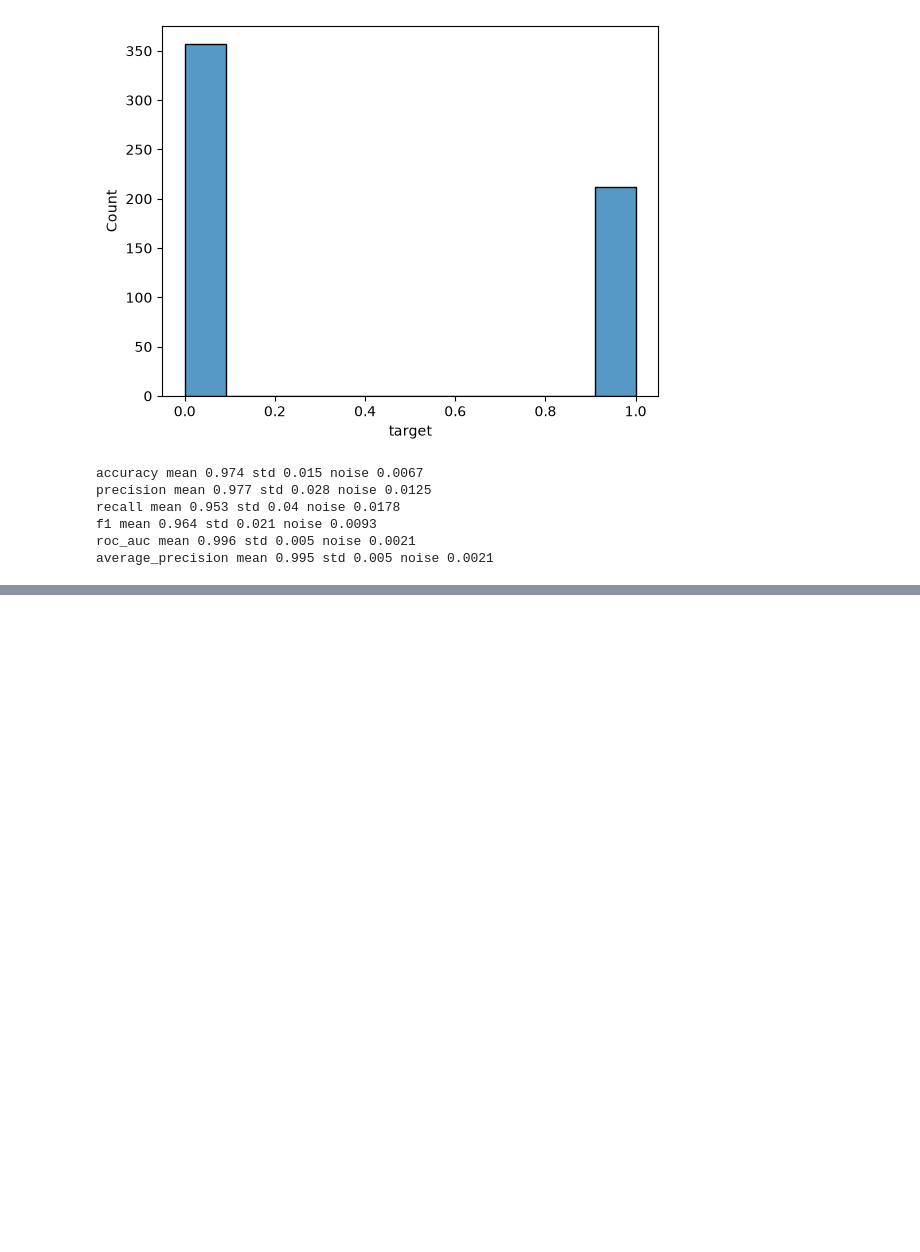
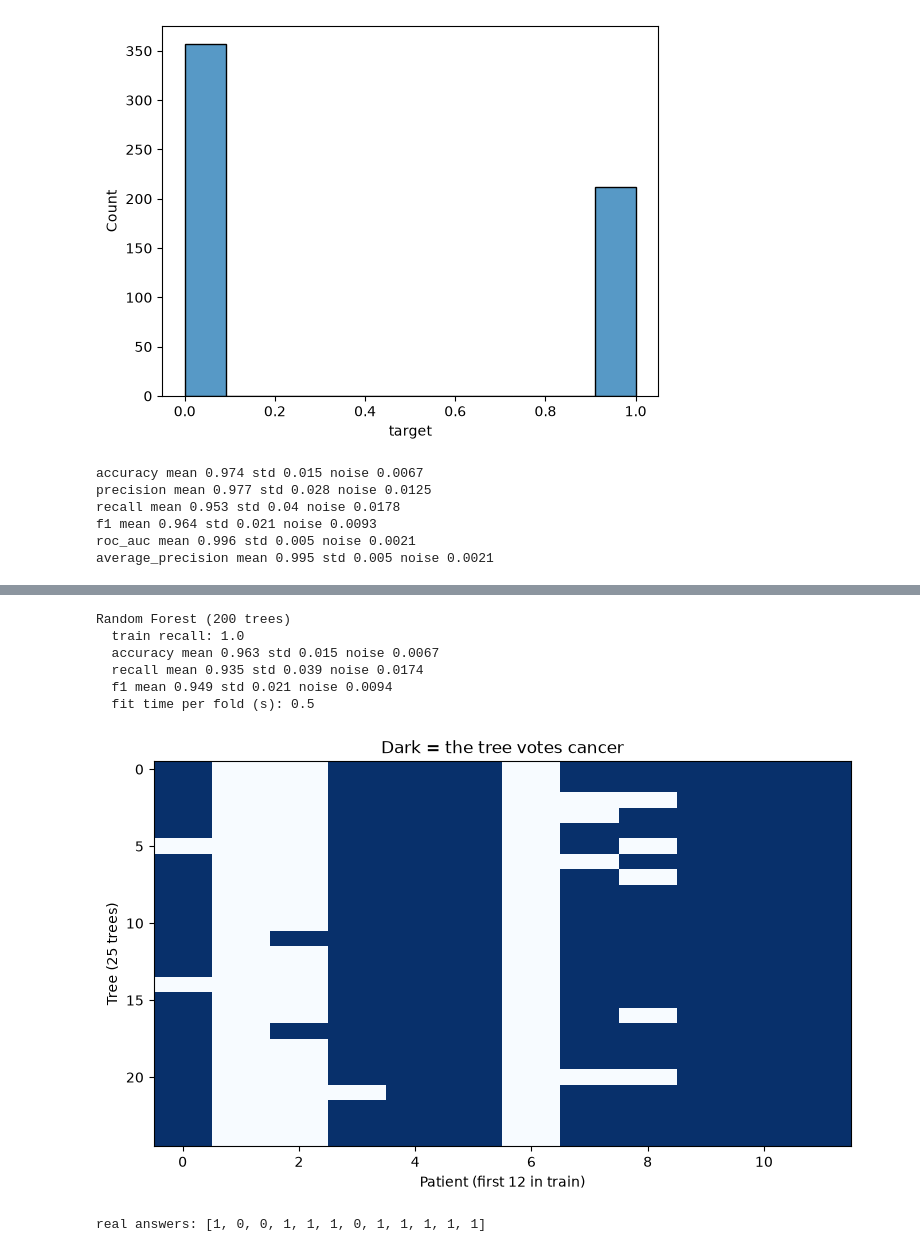
Before and after one commit to Rohitghosh14/Breast_Cancer_Ensemble, a Jupyter notebook: notebooks/01_breast_cancer.ipynb, the cells around one changed output, grey strips where cells are left out. Cells and saved outputs as stored; diff of their text form; code cells hidden in the pictures; blank space fills up the shorter version.

```diff
--- a/notebooks/01_breast_cancer.ipynb
+++ b/notebooks/01_breast_cancer.ipynb
@@ -125,0 +171,43 @@ average_precision mean 0.995 std 0.005 noise 0.0021
+# %%
+from sklearn.ensemble import RandomForestClassifier
+
+def show(name, model):
+    metrics = ["accuracy", "recall", "f1"]
+    res = cross_validate(model, X_train, y_train, cv=cv,
+                         scoring=metrics, return_train_score=True)
+    print(name)
+    print("  train recall:", res["train_recall"].mean().round(3))
+    for m in metrics:
+        s = res[f"test_{m}"]
+        print(" ", m, "mean", s.mean().round(3), "std", s.std().round(3),
+              "noise", (s.std() / 5**0.5).round(4))
+    print("  fit time per fold (s):", res["fit_time"].mean().round(2))
+
+rf = RandomForestClassifier(n_estimators=200, random_state=42, n_jobs=-1)
+show("Random Forest (200 trees)", rf)
+# %% [output]
+Random Forest (200 trees)
+  train recall: 1.0
+  accuracy mean 0.963 std 0.015 noise 0.0067
+  recall mean 0.935 std 0.039 noise 0.0174
+  f1 mean 0.949 std 0.021 noise 0.0094
+  fit time per fold (s): 0.5
+# %%
+import numpy as np
+
+small_rf = RandomForestClassifier(n_estimators=25, random_state=42)
+small_rf.fit(X_train, y_train)
+
+votes = np.array([t.predict(X_train.iloc[:12].values)
+                  for t in small_rf.estimators_])
+
+plt.figure(figsize=(9, 5))
+plt.imshow(votes, aspect="auto", cmap="Blues")
+plt.xlabel("Patient (first 12 in train)")
+plt.ylabel("Tree (25 trees)")
+plt.title("Dark = the tree votes cancer")
+plt.show()
+print("real answers:", y_train.iloc[:12].tolist())
+# %% [output]
+[figure, added]
+real answers: [1, 0, 0, 1, 1, 1, 0, 1, 1, 1, 1, 1]
```
Also changed, not shown: parts of 3 cells of this notebook.
